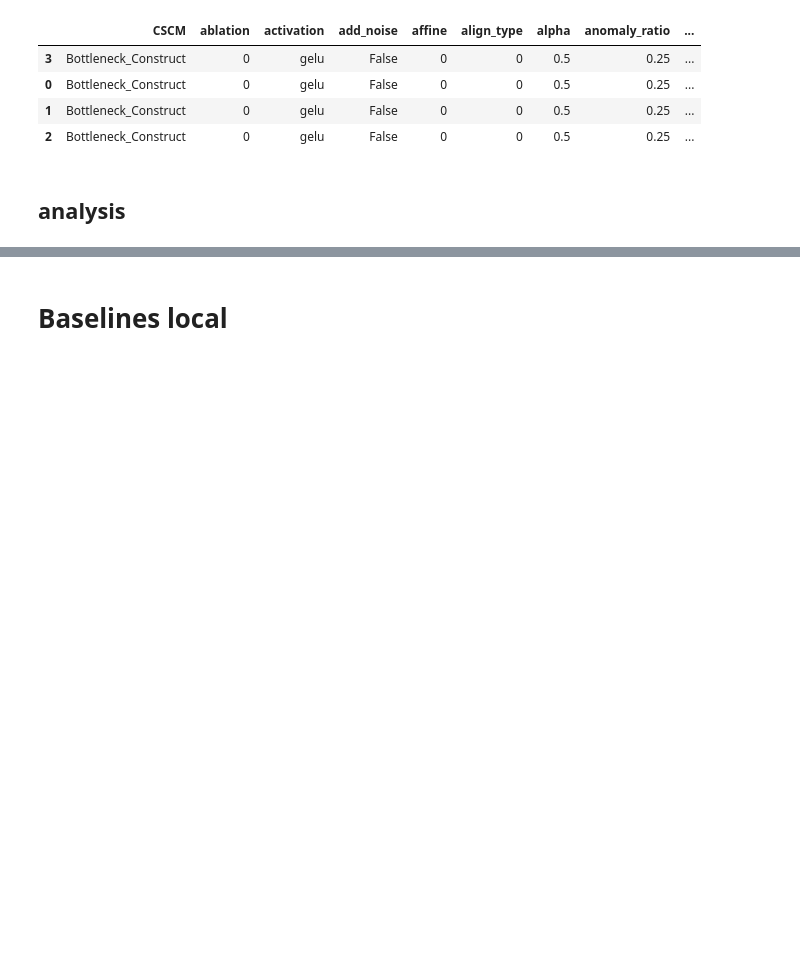
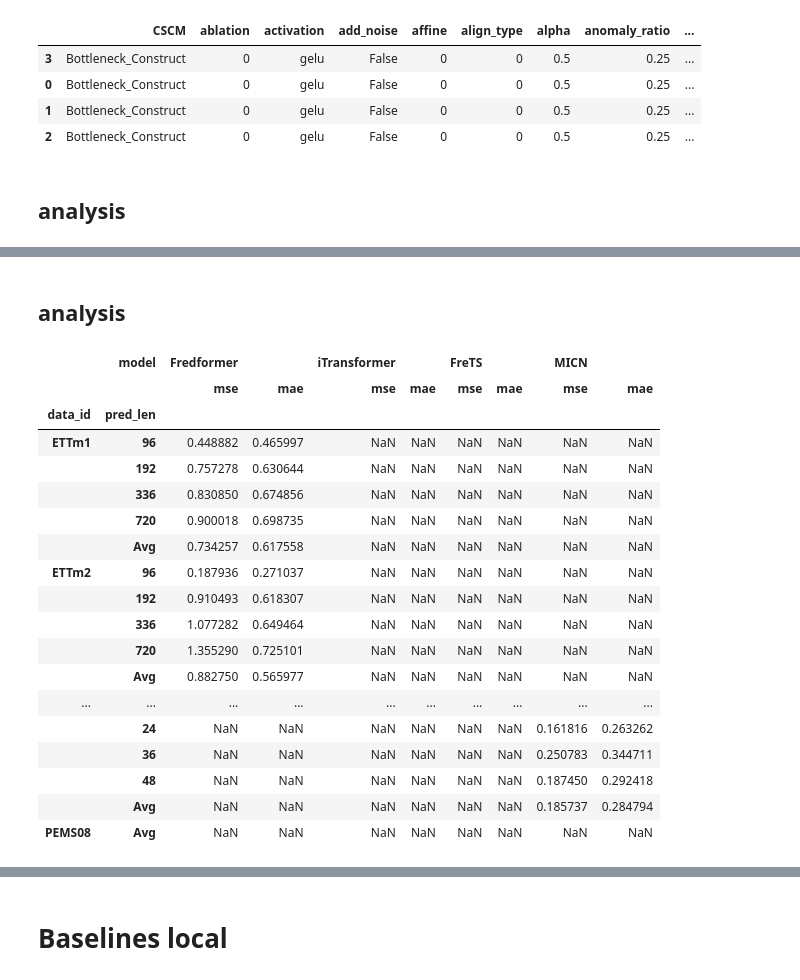
Before and after one commit to Master-PLC/Time-o1, a Jupyter notebook: analyze/Time-o1/long_term_forecast.ipynb, the cells around one changed output, grey strips where cells are left out. Cells and saved outputs as stored; diff of their text form; code cells hidden in the pictures; blank space fills up the shorter version.

```diff
--- a/analyze/Time-o1/long_term_forecast.ipynb
+++ b/analyze/Time-o1/long_term_forecast.ipynb
@@ -138,0 +181,5 @@ df2
+# %%
+save_root = '/mnt/tidalfs-bdsz01/usr/panlicheng/workspace/TransDF/stats'
+df = pd.read_csv(f'{save_root}/long_term_ext.csv')
+
+df.head(4)
@@ -138,0 +192,74 @@ df2
+# %% [markdown]
+## analysis
+# %%
+min_mode = 'each'
+
+df2 = df.copy()
+
+if min_mode == 'group':
+    columns = ['model', 'data_id', 'learning_rate', 'alpha', 'rank_ratio', 'align_type', 'individual']
+    mse_mean = df2.groupby(columns)['mse'].mean().reset_index()
+    idx = mse_mean.groupby(['model', 'data_id'])['mse'].idxmin()
+    best_model = mse_mean.loc[idx]
+    df2 = df2.merge(best_model[columns], on=columns, how='inner')
+elif min_mode == 'each':
+    min_mse_idx = df2.groupby(['model', 'data_id', 'pred_len'])['mse'].idxmin()
+    df2 = df2.loc[min_mse_idx]
+elif min_mode == 'sum':
+    # 新增：mse+mae最小
+    df2['sum_error'] = df2['mse'] + df2['mae']
+    min_sum_idx = df2.groupby(['model', 'data_id', 'pred_len'])['sum_error'].idxmin()
+    df2 = df2.loc[min_sum_idx]
+    df2 = df2.drop(columns=['sum_error'])
+
+dst_order = ['ETTm1', 'ETTm2', 'ETTh1', 'ETTh2', 'ECL', 'Traffic', 'Weather', 'PEMS03', 'PEMS08']
+df2['data_id'] = pd.Categorical(df2['data_id'], categories=dst_order, ordered=True)
+
+model_order = ['Fredformer', 'iTransformer', 'FreTS', 'MICN']
+df2['model'] = pd.Categorical(df2['model'], categories=model_order, ordered=True)
+df2.sort_values(by=['model', 'data_id', 'pred_len'], inplace=True)
+
+save_root = '/mnt/tidalfs-bdsz01/usr/panlicheng/workspace/TransDF/stats'
+os.makedirs(save_root, exist_ok=True)
+df2.to_csv(f"{save_root}/long_term_ext_best.csv", index=False)
+
+# print(df2)
+df2_avg = df2.groupby(['model', 'data_id']).mean(numeric_only=True).reset_index()
+df2_avg['pred_len'] = 'Avg'
+
+df2 = pd.concat([df2, df2_avg]).reset_index(drop=True)
+
+# pl_order = [96, 192, 336, 720, 'Avg']
+# df2['pred_len'] = pd.Categorical(df2['pred_len'], categories=pl_order, ordered=True)
+
+df2.sort_values(by=['data_id', 'model', 'pred_len'], inplace=True)
+# df2.dropna(inplace=True, thresh=5)
+# df2
+
+df2_show = df2.set_index(['data_id', 'pred_len', 'model']).unstack('model').swaplevel(axis=1)
+columns = []
+for model in df2_show.columns.levels[0]:
+    columns.append((model, 'mse'))
+    columns.append((model, 'mae'))
+df2_show = df2_show[columns]
+df2_show
+# %% [output]
+|  | model | Fredformer |  | iTransformer |  | FreTS |  | MICN |  |
+|  |  | mse | mae | mse | mae | mse | mae | mse | mae |
+| data_id | pred_len |  |  |  |  |  |  |  |  |
+| ETTm1 | 96 | 0.448882 | 0.465997 | NaN | NaN | NaN | NaN | NaN | NaN |
+|  | 192 | 0.757278 | 0.630644 | NaN | NaN | NaN | NaN | NaN | NaN |
+|  | 336 | 0.830850 | 0.674856 | NaN | NaN | NaN | NaN | NaN | NaN |
+|  | 720 | 0.900018 | 0.698735 | NaN | NaN | NaN | NaN | NaN | NaN |
+|  | Avg | 0.734257 | 0.617558 | NaN | NaN | NaN | NaN | NaN | NaN |
+| ETTm2 | 96 | 0.187936 | 0.271037 | NaN | NaN | NaN | NaN | NaN | NaN |
+|  | 192 | 0.910493 | 0.618307 | NaN | NaN | NaN | NaN | NaN | NaN |
+|  | 336 | 1.077282 | 0.649464 | NaN | NaN | NaN | NaN | NaN | NaN |
+|  | 720 | 1.355290 | 0.725101 | NaN | NaN | NaN | NaN | NaN | NaN |
+|  | Avg | 0.882750 | 0.565977 | NaN | NaN | NaN | NaN | NaN | NaN |
+| ... | ... | ... | ... | ... | ... | ... | ... | ... | ... |
+|  | 24 | NaN | NaN | NaN | NaN | NaN | NaN | 0.161816 | 0.263262 |
+|  | 36 | NaN | NaN | NaN | NaN | NaN | NaN | 0.250783 | 0.344711 |
+|  | 48 | NaN | NaN | NaN | NaN | NaN | NaN | 0.187450 | 0.292418 |
+|  | Avg | NaN | NaN | NaN | NaN | NaN | NaN | 0.185737 | 0.284794 |
+| PEMS08 | Avg | NaN | NaN | NaN | NaN | NaN | NaN | NaN | NaN |
```
Also changed, not shown: parts of 6 cells of this notebook, 1 other file.
